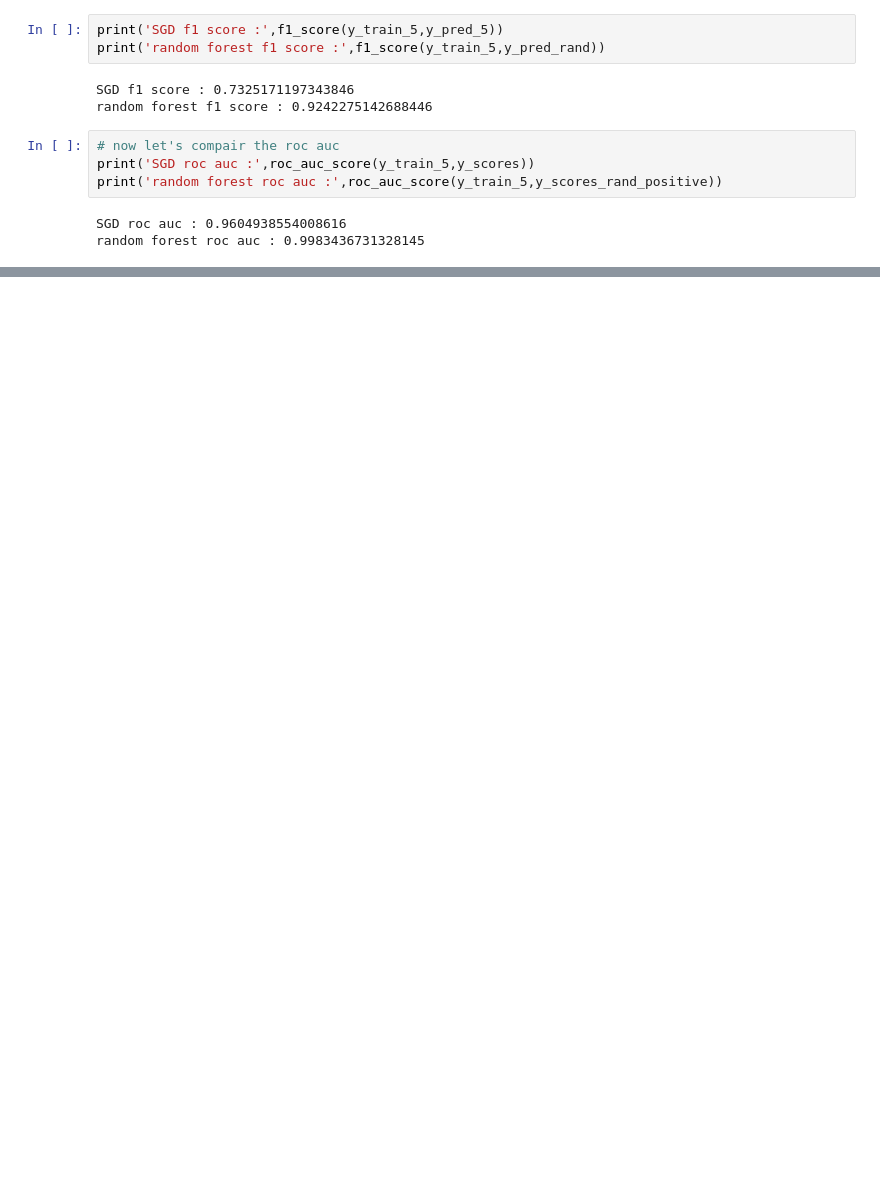
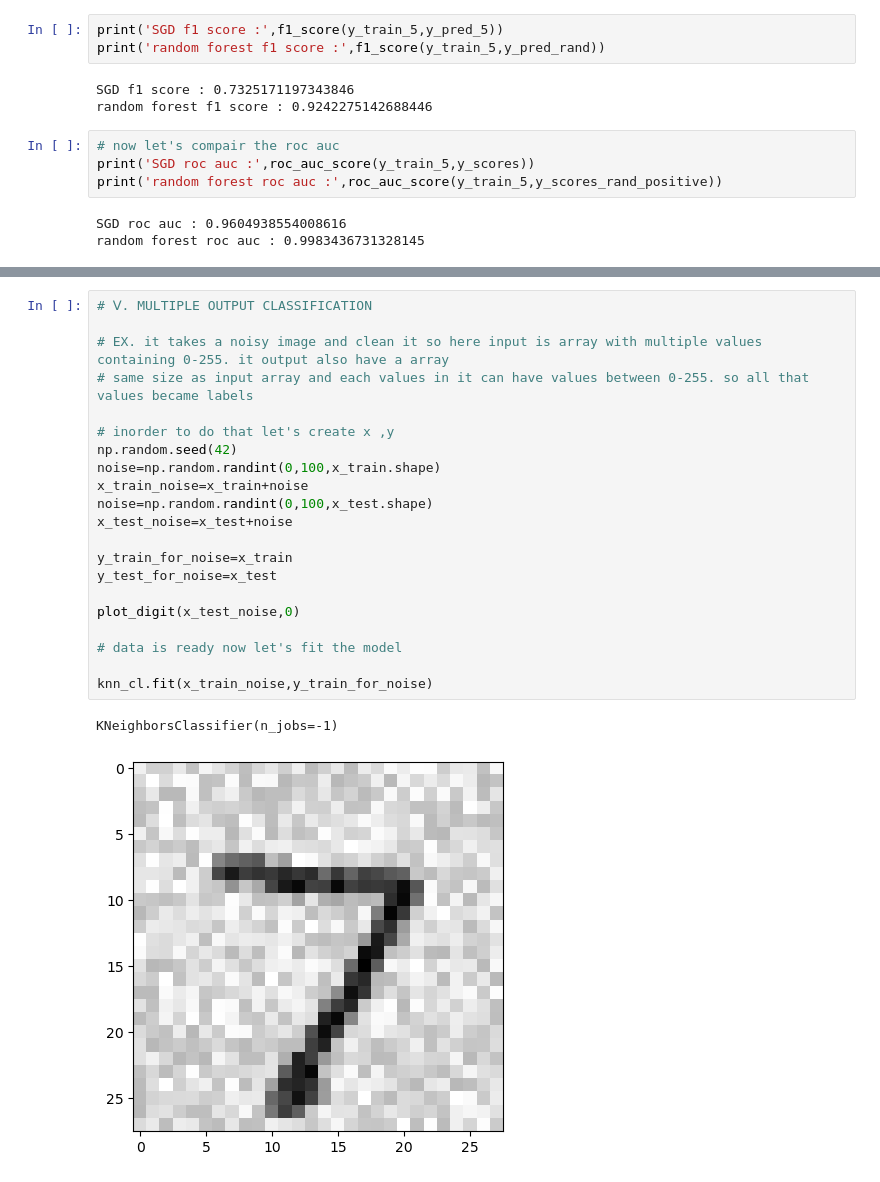
Before and after one commit to ikartiksavaliya/Hands-On-Machine-Learning-Projects, a Jupyter notebook: Chapter-3 classification.ipynb, the cells around one changed output, grey strips where cells are left out. Saved outputs shown, nothing was run; the diff lists cells and outputs as text; blank space fills up the shorter version.

```diff
--- a/Chapter-3 classification.ipynb
+++ b/Chapter-3 classification.ipynb
@@ -349,0 +507,24 @@ SGD precision : 0.8370879772350012 , recall : 0.6511713705958311
+# %%
+# Ⅴ. MULTIPLE OUTPUT CLASSIFICATION
+
+# EX. it takes a noisy image and clean it so here input is array with multiple values containing 0-255. it output also have a array
+# same size as input array and each values in it can have values between 0-255. so all that values became labels
+
+# inorder to do that let's create x ,y
+np.random.seed(42)
+noise=np.random.randint(0,100,x_train.shape)
+x_train_noise=x_train+noise
+noise=np.random.randint(0,100,x_test.shape)
+x_test_noise=x_test+noise
+
+y_train_for_noise=x_train
+y_test_for_noise=x_test
+
+plot_digit(x_test_noise,0)
+
+# data is ready now let's fit the model
+
+knn_cl.fit(x_train_noise,y_train_for_noise)
+# %% [output]
+KNeighborsClassifier(n_jobs=-1)
+[figure, added]
```
Also changed, not shown: parts of 28 cells of this notebook.
